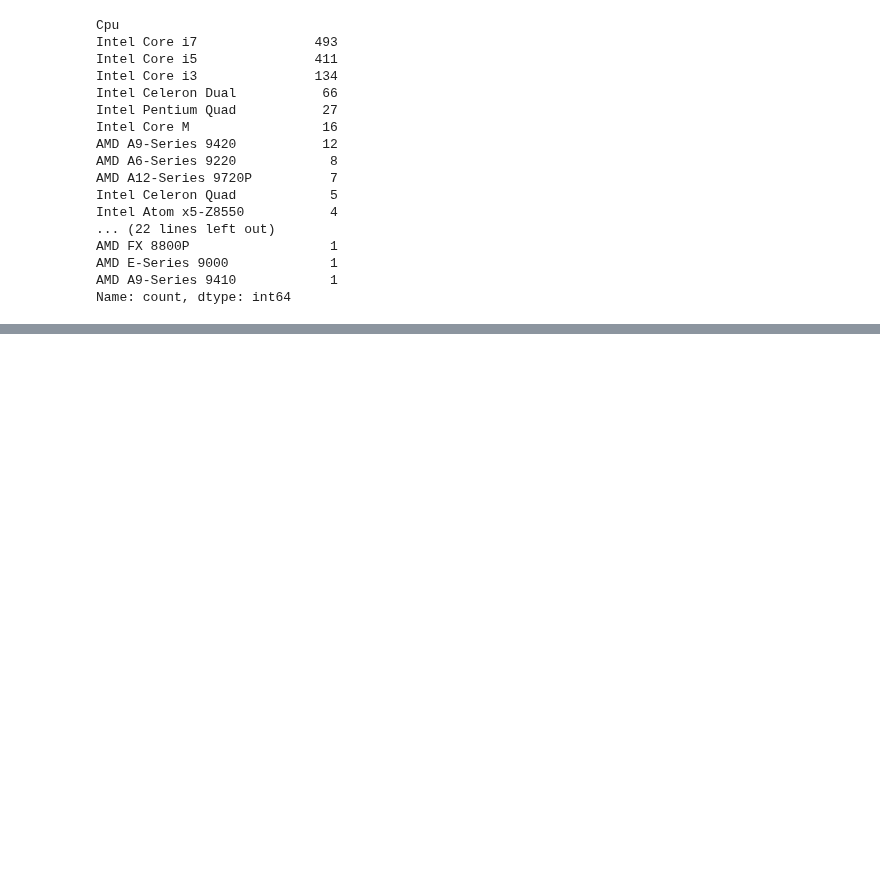
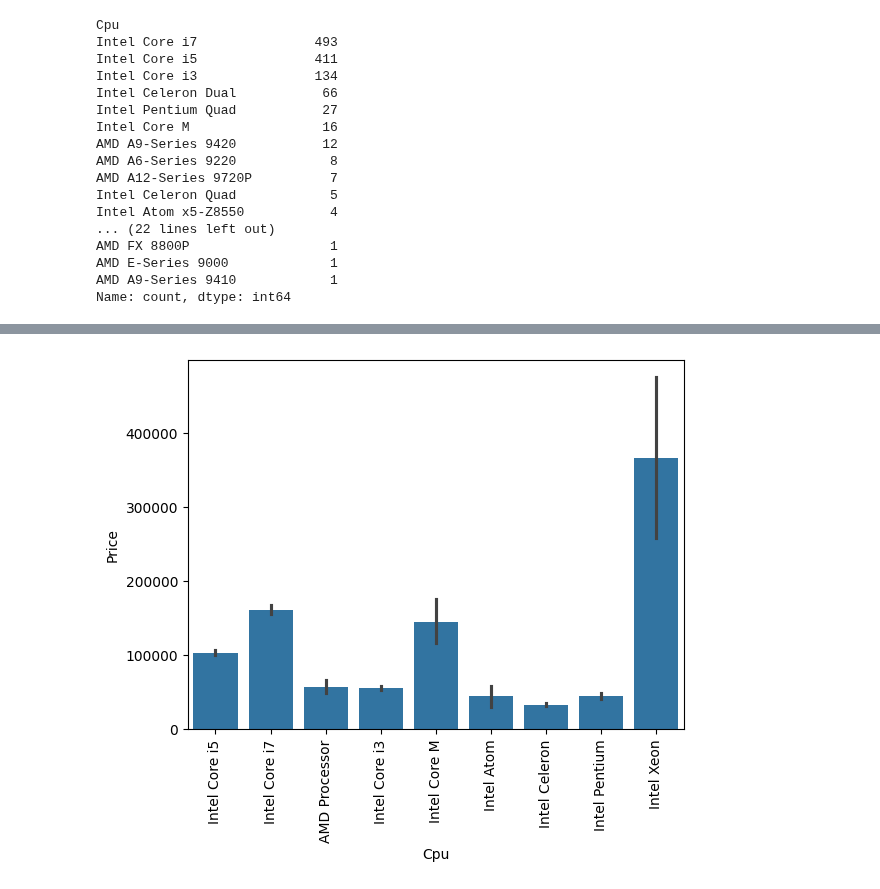
Before and after one commit to Avdhoot-Ukirde/Virtual-Environment-streamlit-Prediction-model, a Jupyter notebook: laptop.ipynb, the cells around one changed output, grey strips where cells are left out. Cells and saved outputs as stored; diff of their text form; code cells hidden in the pictures; blank space fills up the shorter version.

```diff
--- a/laptop.ipynb
+++ b/laptop.ipynb
@@ -209,0 +225,6 @@ Name: count, dtype: int64
+# %%
+sb.barplot(x=df['Cpu'], y=df['Price'])
+plt.xticks(rotation = 90)
+plt.show()
+# %% [output]
+[figure, added]
```
Also changed, not shown: parts of 29 cells of this notebook.
